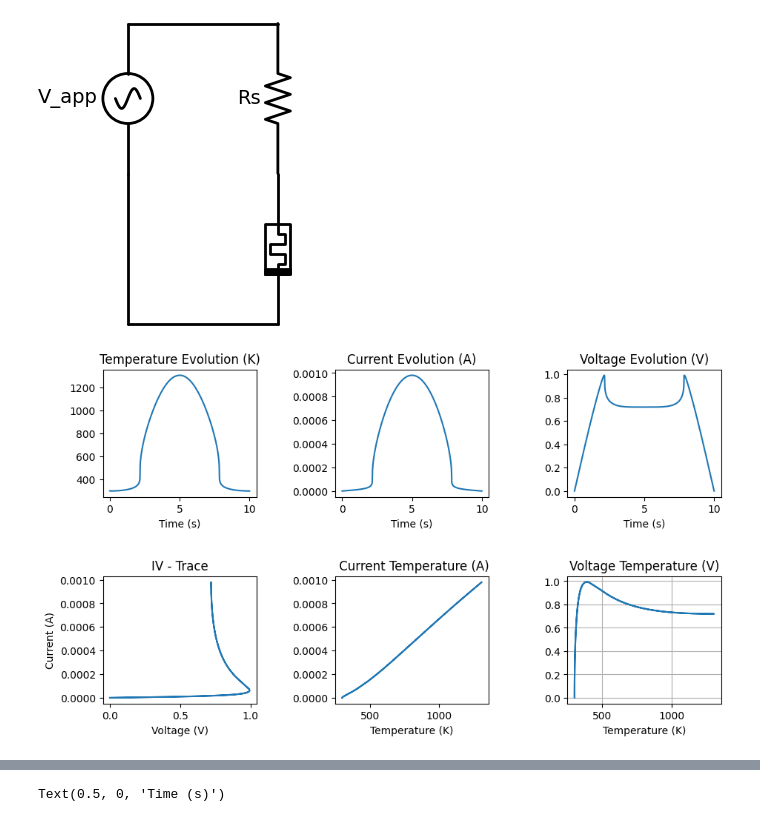
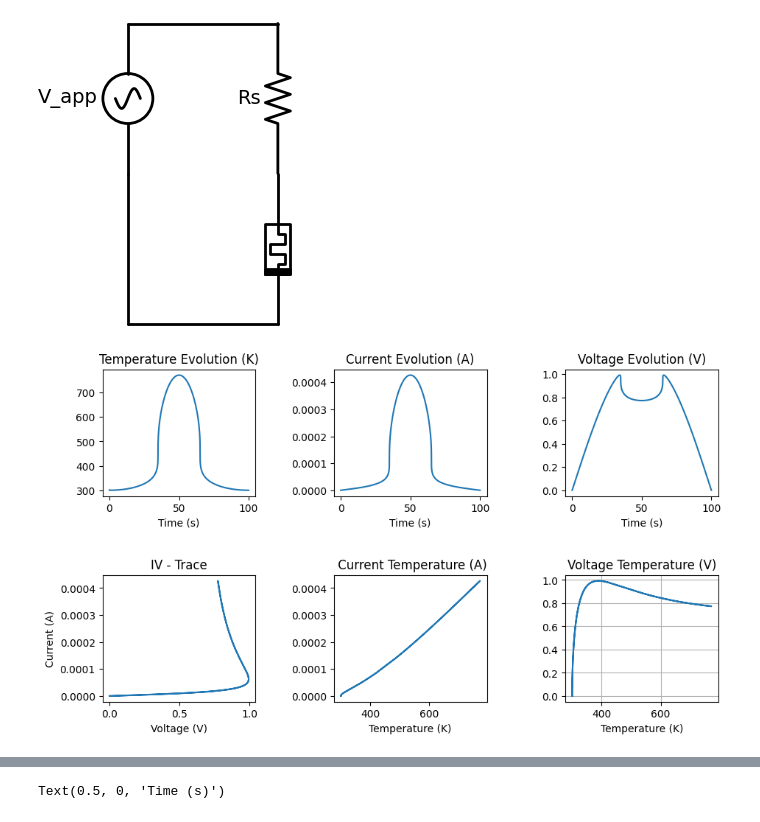
Before and after one commit to Sumalyo/MONN_work, a Jupyter notebook: Memristor_Tasks.ipynb, the cells around one changed output, grey strips where cells are left out. Cells and saved outputs as stored; diff of their text form; code cells hidden in the pictures.

```diff
--- a/Memristor_Tasks.ipynb
+++ b/Memristor_Tasks.ipynb
@@ -151,7 +148,7 @@ $\displaystyle Cth \frac{d}{d t} T{\left(t \right)} = Im Vm - gth \left(- Tamb +
 We can now apply current and voltage sweeps and see the effects of these signals on the device
 # %%
 def sweep_gen_v(t,t_final):
-    peak = 1.7
+    peak = 1.2
     val = peak*np.sin(np.pi*t/t_final)
     return abs(val)
 # %%
@@ -326,7 +323,7 @@ with schemdraw.Drawing():
 # %%
 mem = Memristor()
 mem.Rs = 1000
-t_final = 10
+t_final = 100
 t_span = (0, t_final)
 t_eval = np.linspace(0, t_final, 1000)
 sol = solve_ivp(mem.ChangeModelVoltageFunctionRs, t_span, [301], t_eval=t_eval, args=(sweep_gen_v,t_final,),method='Radau')
@@ -347,31 +344,31 @@ plt.xlabel("Time (s)")
 plt.subplot(2, 3, 2)
 plt.plot(sol.t, Im_final)
 plt.title("Current Evolution (A)")
 plt.xlabel("Time (s)")
 
 plt.subplot(2, 3, 3)
 plt.plot(sol.t, Vm_final)
 plt.title("Voltage Evolution (V)")
 plt.xlabel("Time (s)")
 
 plt.subplot(2, 3, 4)
 plt.plot(Vm_final,Im_final)
 plt.title("IV - Trace")
 plt.xlabel("Voltage (V)")
 plt.ylabel("Current (A)")
 
 plt.subplot(2, 3, 5)
 plt.plot(T_final,Im_final)
 plt.title(" Current Temperature (A)")
 plt.xlabel("Temperature (K)")
 
 plt.subplot(2, 3, 6)
 plt.plot(T_final,Vm_final)
 plt.title("Voltage Temperature (V)")
 plt.xlabel("Temperature (K)")
 
 plt.grid(True)
 plt.tight_layout(pad=3.0)
 plt.show()
 # %% [output]
-[figure, old version]
+[figure, new version]
```
Also changed, not shown: parts of 10 cells of this notebook.
